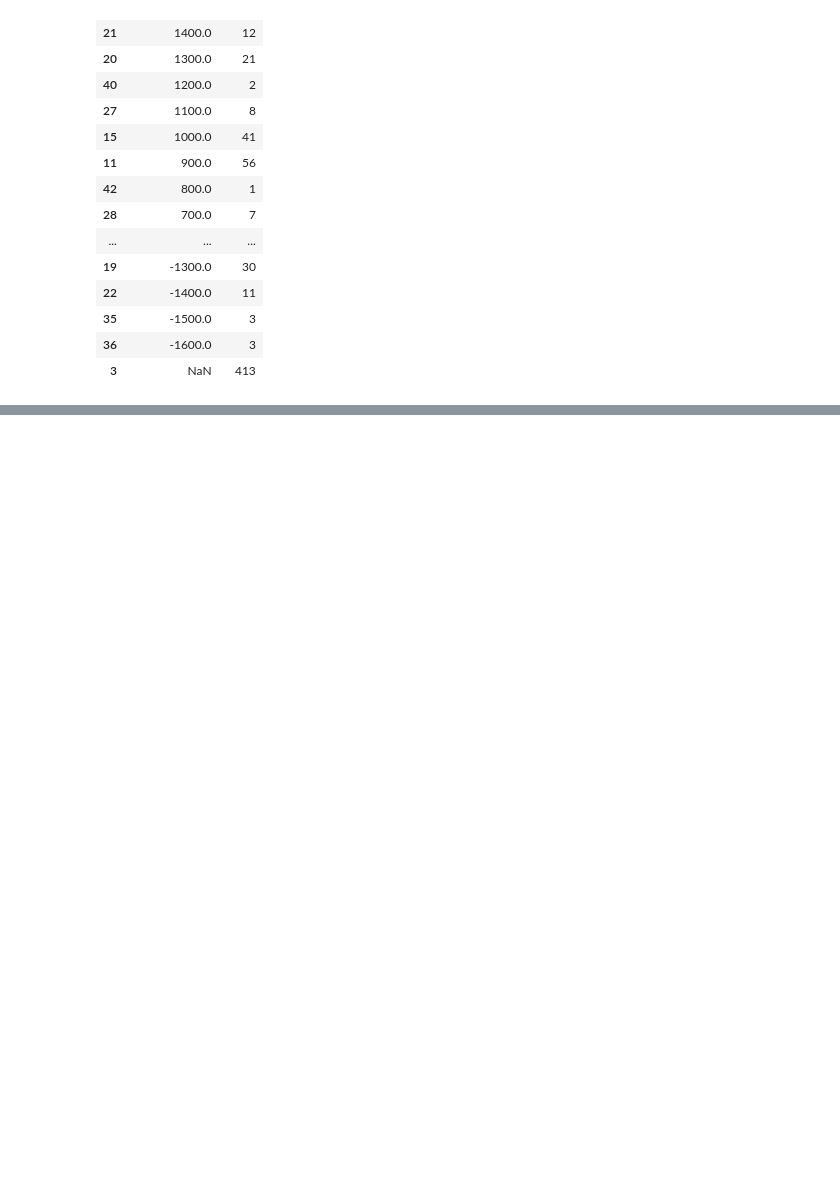
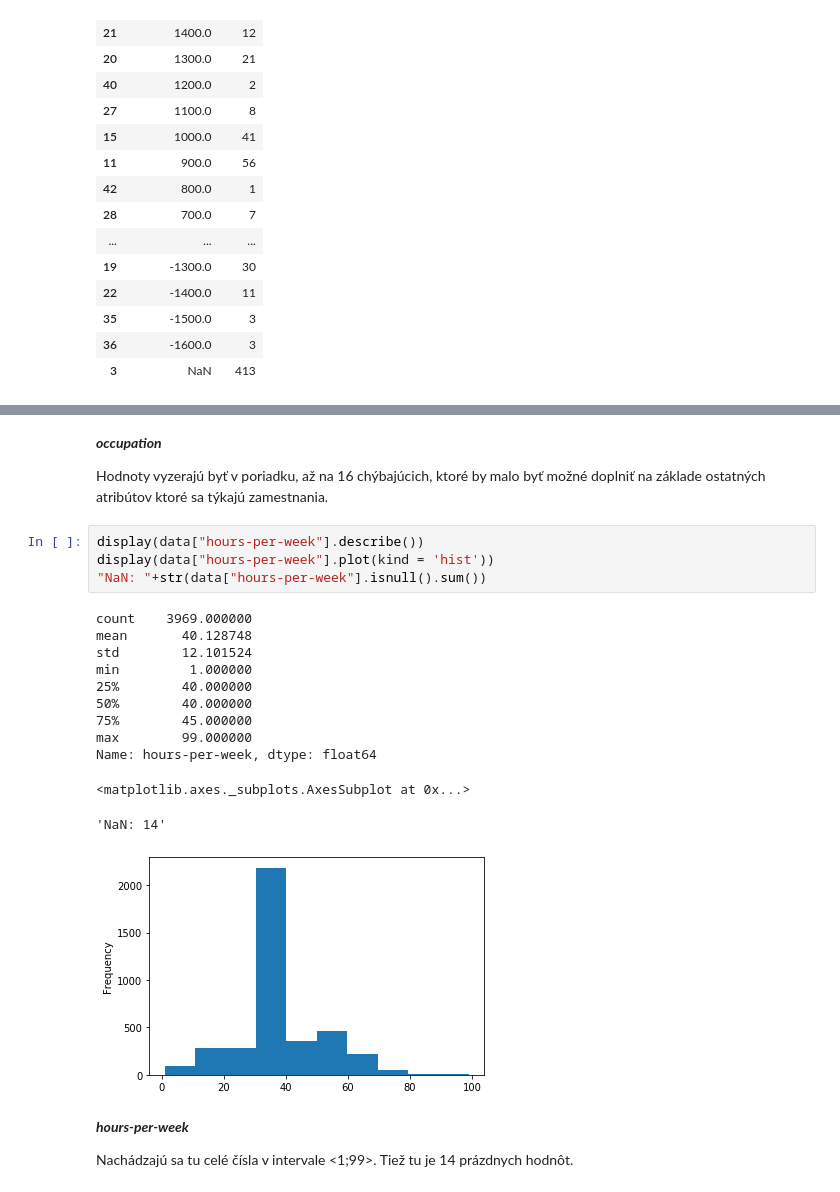
Before and after one commit to Gugliar/IAU-projekt, a Jupyter notebook: IAU_Tibensky_Jedinak.ipynb, the cells around one changed output, grey strips where cells are left out. Drawn from its saved outputs; the diff is of its cells as text; blank space fills up the shorter version.

```diff
--- a/IAU_Tibensky_Jedinak.ipynb
+++ b/IAU_Tibensky_Jedinak.ipynb
@@ -323,0 +437,25 @@ Tiež tu bude nutné doplniť 413 prázdnych záznamov.
+# %% [markdown]
+***occupation***
+
+Hodnoty vyzerajú byť v poriadku, až na 16 chýbajúcich, ktoré by malo byť možné doplniť na základe ostatných atribútov ktoré sa týkajú zamestnania.
+# %%
+display(data["hours-per-week"].describe())
+display(data["hours-per-week"].plot(kind = 'hist'))
+"NaN: "+str(data["hours-per-week"].isnull().sum())
+# %% [output]
+count    3969.000000
+mean       40.128748
+std        12.101524
+min         1.000000
+25%        40.000000
+50%        40.000000
+75%        45.000000
+max        99.000000
+Name: hours-per-week, dtype: float64
+<matplotlib.axes._subplots.AxesSubplot at 0x...>
+'NaN: 14'
+[figure, added]
+# %% [markdown]
+***hours-per-week***
+
+Nachádzajú sa tu celé čísla v intervale <1;99>. Tiež tu je 14 prázdnych hodnôt.
```
Also changed, not shown: parts of 34 cells of this notebook.
